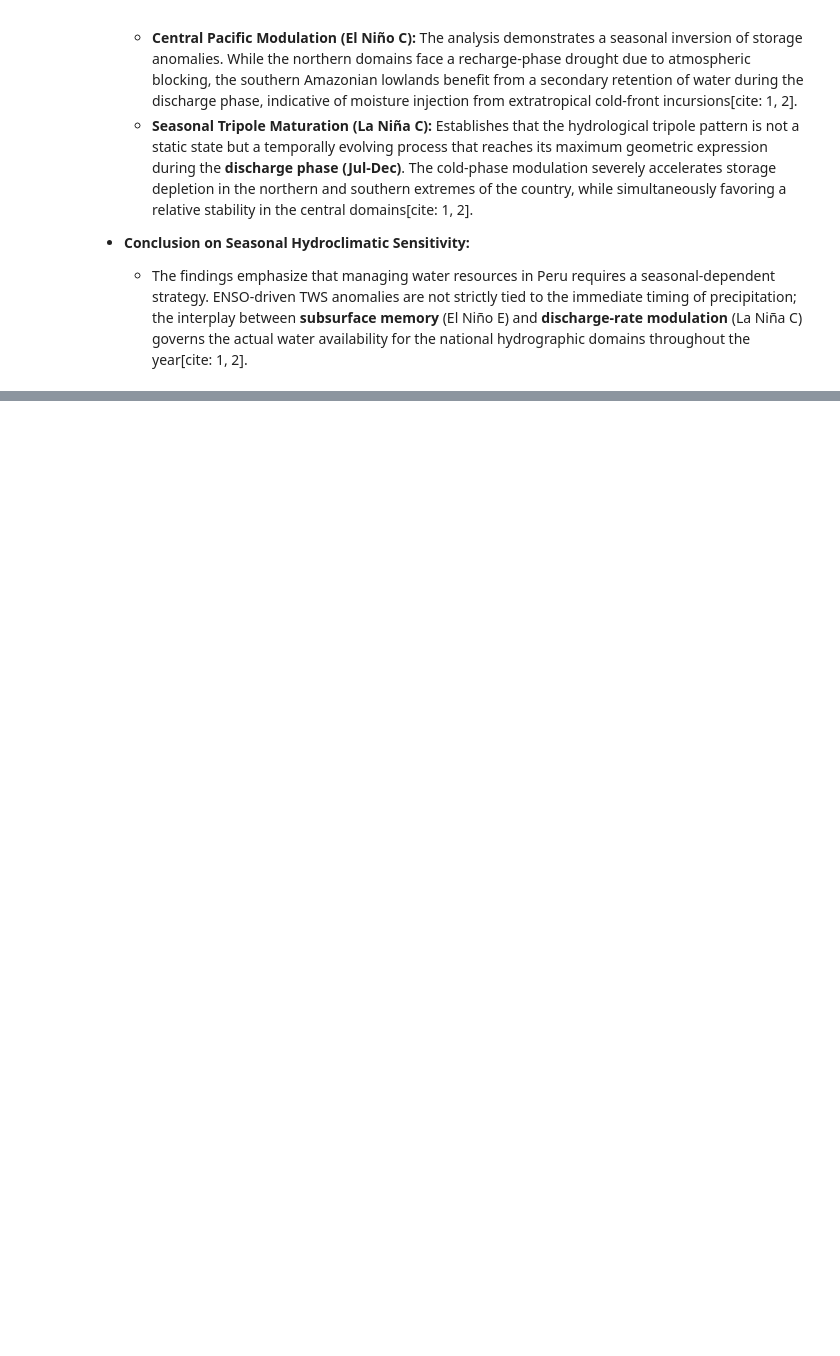
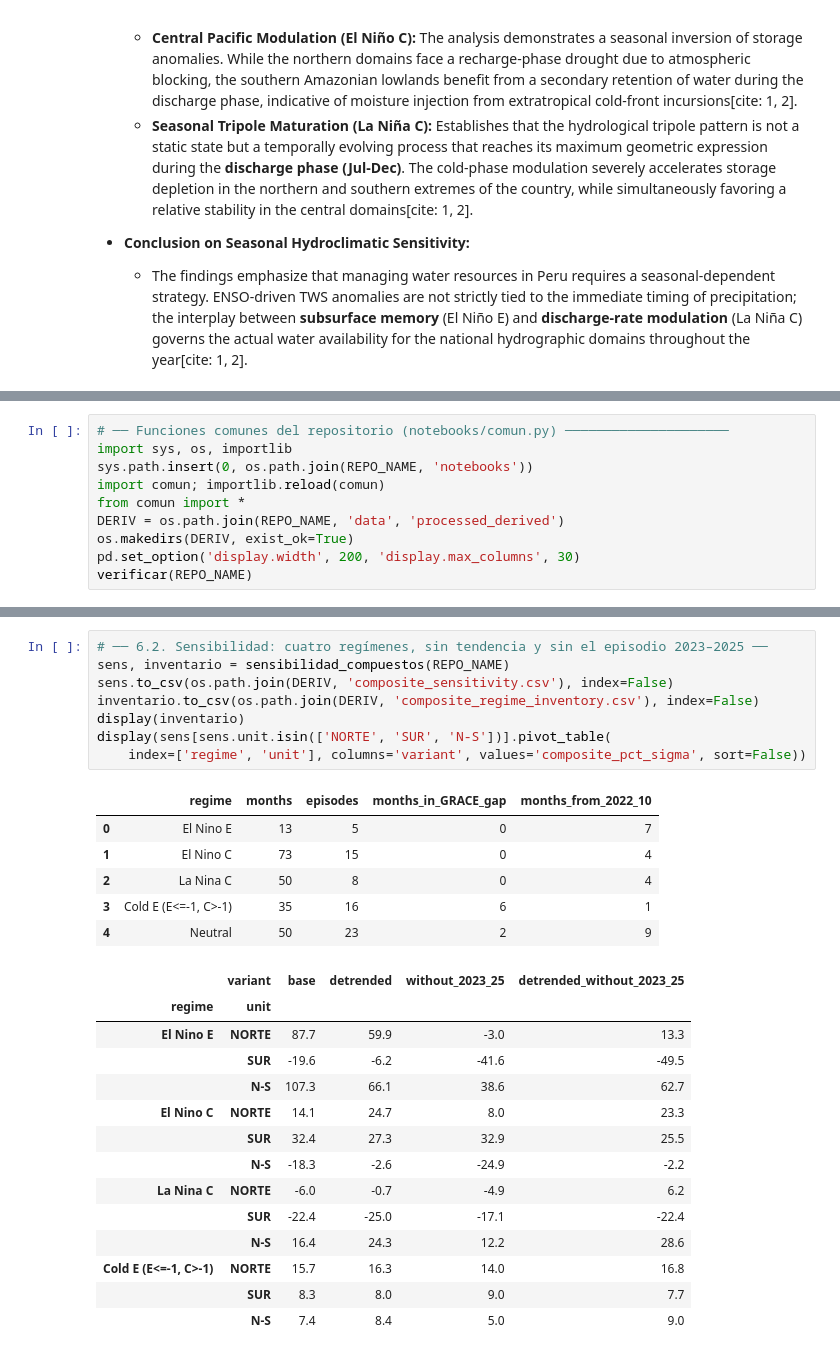
Before and after one commit to jnolorbe/hydrology-peru, a Jupyter notebook: notebooks/03_GRACE_TWS_Composites_by_Asymmetric_ENSO_Regimes.ipynb, the cells around one changed output, grey strips where cells are left out. Cells and saved outputs as stored; diff of their text form; blank space fills up the shorter version.

```diff
--- a/notebooks/03_GRACE_TWS_Composites_by_Asymmetric_ENSO_Regimes.ipynb
+++ b/notebooks/03_GRACE_TWS_Composites_by_Asymmetric_ENSO_Regimes.ipynb
@@ -556,0 +565,10 @@ plt.close()
+# %%
+# ── Funciones comunes del repositorio (notebooks/comun.py) ─────────────────────
+import sys, os, importlib
+sys.path.insert(0, os.path.join(REPO_NAME, 'notebooks'))
+import comun; importlib.reload(comun)
+from comun import *
+DERIV = os.path.join(REPO_NAME, 'data', 'processed_derived')
+os.makedirs(DERIV, exist_ok=True)
+pd.set_option('display.width', 200, 'display.max_columns', 30)
+verificar(REPO_NAME)
@@ -556,0 +602,29 @@ plt.close()
+# %%
+# ── 6.2. Sensibilidad: cuatro regímenes, sin tendencia y sin el episodio 2023–2025 ──
+sens, inventario = sensibilidad_compuestos(REPO_NAME)
+sens.to_csv(os.path.join(DERIV, 'composite_sensitivity.csv'), index=False)
+inventario.to_csv(os.path.join(DERIV, 'composite_regime_inventory.csv'), index=False)
+display(inventario)
+display(sens[sens.unit.isin(['NORTE', 'SUR', 'N-S'])].pivot_table(
+    index=['regime', 'unit'], columns='variant', values='composite_pct_sigma', sort=False))
+# %% [output]
+|  | regime | months | episodes | months_in_GRACE_gap | months_from_2022_10 |
+| 0 | El Nino E | 13 | 5 | 0 | 7 |
+| 1 | El Nino C | 73 | 15 | 0 | 4 |
+| 2 | La Nina C | 50 | 8 | 0 | 4 |
+| 3 | Cold E (E<=-1, C>-1) | 35 | 16 | 6 | 1 |
+| 4 | Neutral | 50 | 23 | 2 | 9 |
+|  | variant | base | detrended | without_2023_25 | detrended_without_2023_25 |
+| regime | unit |  |  |  |  |
+| El Nino E | NORTE | 87.7 | 59.9 | -3.0 | 13.3 |
+|  | SUR | -19.6 | -6.2 | -41.6 | -49.5 |
+|  | N-S | 107.3 | 66.1 | 38.6 | 62.7 |
+| El Nino C | NORTE | 14.1 | 24.7 | 8.0 | 23.3 |
+|  | SUR | 32.4 | 27.3 | 32.9 | 25.5 |
+|  | N-S | -18.3 | -2.6 | -24.9 | -2.2 |
+| La Nina C | NORTE | -6.0 | -0.7 | -4.9 | 6.2 |
+|  | SUR | -22.4 | -25.0 | -17.1 | -22.4 |
+|  | N-S | 16.4 | 24.3 | 12.2 | 28.6 |
+| Cold E (E<=-1, C>-1) | NORTE | 15.7 | 16.3 | 14.0 | 16.8 |
+|  | SUR | 8.3 | 8.0 | 9.0 | 7.7 |
+|  | N-S | 7.4 | 8.4 | 5.0 | 9.0 |
```
Also changed, not shown: parts of 4 cells of this notebook, 13 other files.
